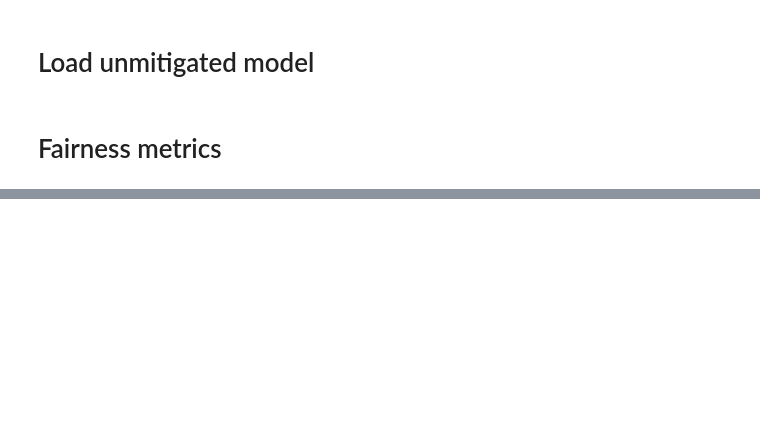
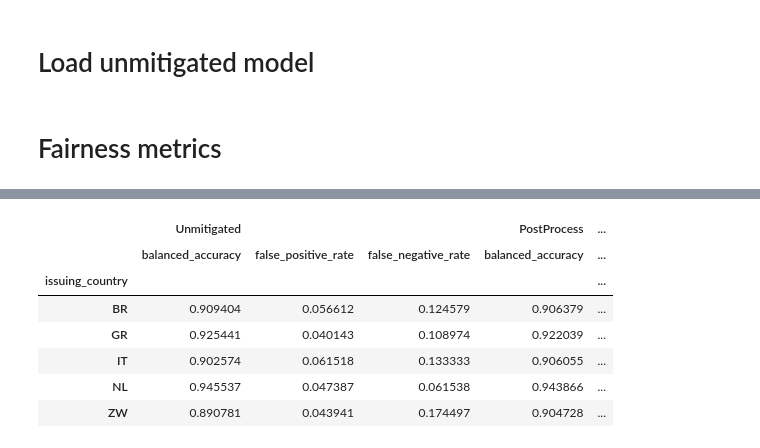
Before and after one commit to ymurong/DSP, a Jupyter notebook: classifier/fairness.ipynb, the cells around one changed output, grey strips where cells are left out. Saved outputs shown, nothing was run; the diff lists cells and outputs as text; code cells hidden in the pictures; blank space fills up the shorter version.

```diff
--- a/classifier/fairness.ipynb
+++ b/classifier/fairness.ipynb
@@ -221,0 +259,23 @@ equalized_odds_unmitigated
+# %%
+def compare_metricframe_results(mframe_1, mframe_2, metrics, names):
+    """Concatenate the results of two MetricFrames along a subset of metrics.
+
+    Parameters
+    ----------
+    mframe_1: First MetricFrame for comparison
+    mframe_2: Second MetricFrame for comparison
+    metrics: The subset of metrics for comparison
+    names: The names of the selected metrics
+
+    Returns
+    -------
+    MetricFrame : MetricFrame
+        The concatenation of the two MetricFrames, restricted to the metrics
+        specified.
+
+    """
+    return pd.concat(
+        [mframe_1.by_group[metrics], mframe_2.by_group[metrics]],
+        keys=names,
+        axis=1,
+    )
@@ -221,0 +315,16 @@ equalized_odds_unmitigated
+# %%
+compare_metricframe_results(
+    metricframe_unmitigated,
+    metricframe_postprocess,
+    metrics=metrics_to_report,
+    names=["Unmitigated", "PostProcess"],
+)
+# %% [output]
+|  | Unmitigated |  |  | PostProcess | ... |
+|  | balanced_accuracy | false_positive_rate | false_negative_rate | balanced_accuracy | ... |
+| issuing_country |  |  |  |  | ... |
+| BR | 0.909404 | 0.056612 | 0.124579 | 0.906379 | ... |
+| GR | 0.925441 | 0.040143 | 0.108974 | 0.922039 | ... |
+| IT | 0.902574 | 0.061518 | 0.133333 | 0.906055 | ... |
+| NL | 0.945537 | 0.047387 | 0.061538 | 0.943866 | ... |
+| ZW | 0.890781 | 0.043941 | 0.174497 | 0.904728 | ... |
```
Also changed, not shown: parts of 19 cells of this notebook, 25 other files.
